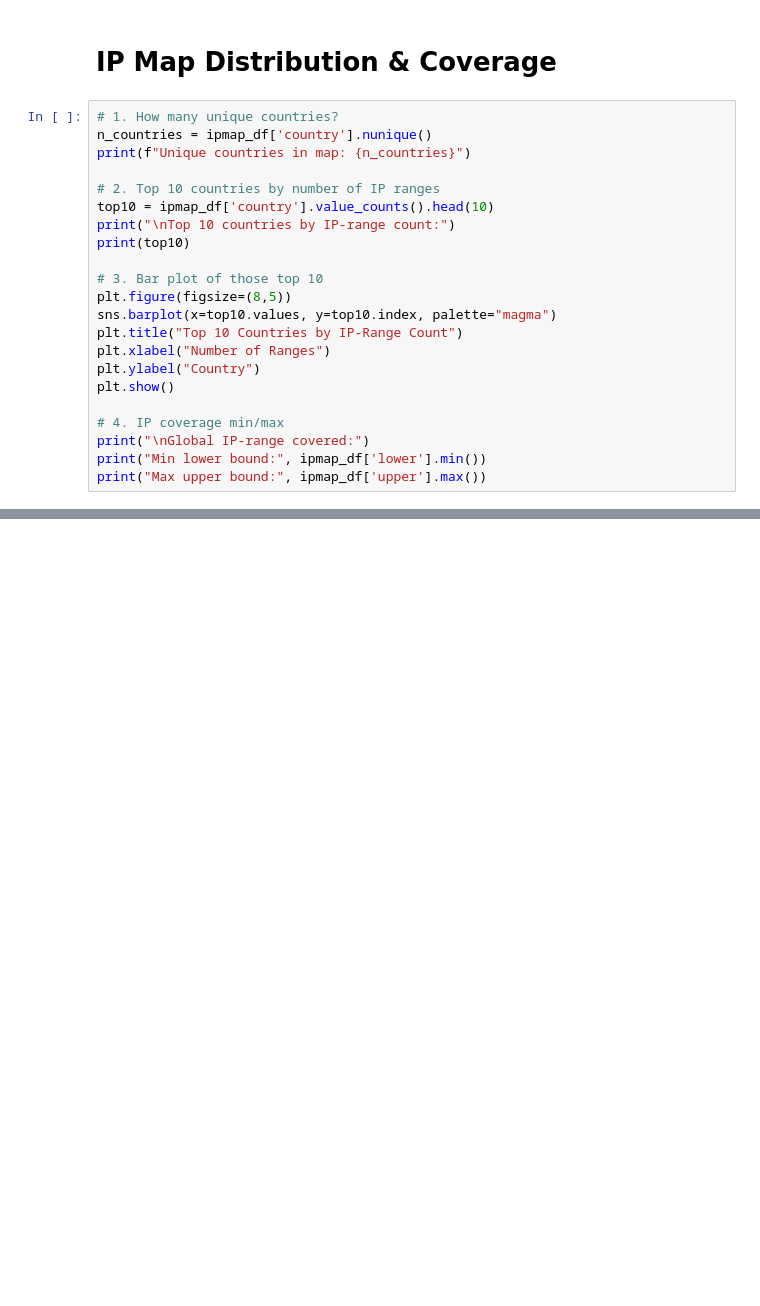
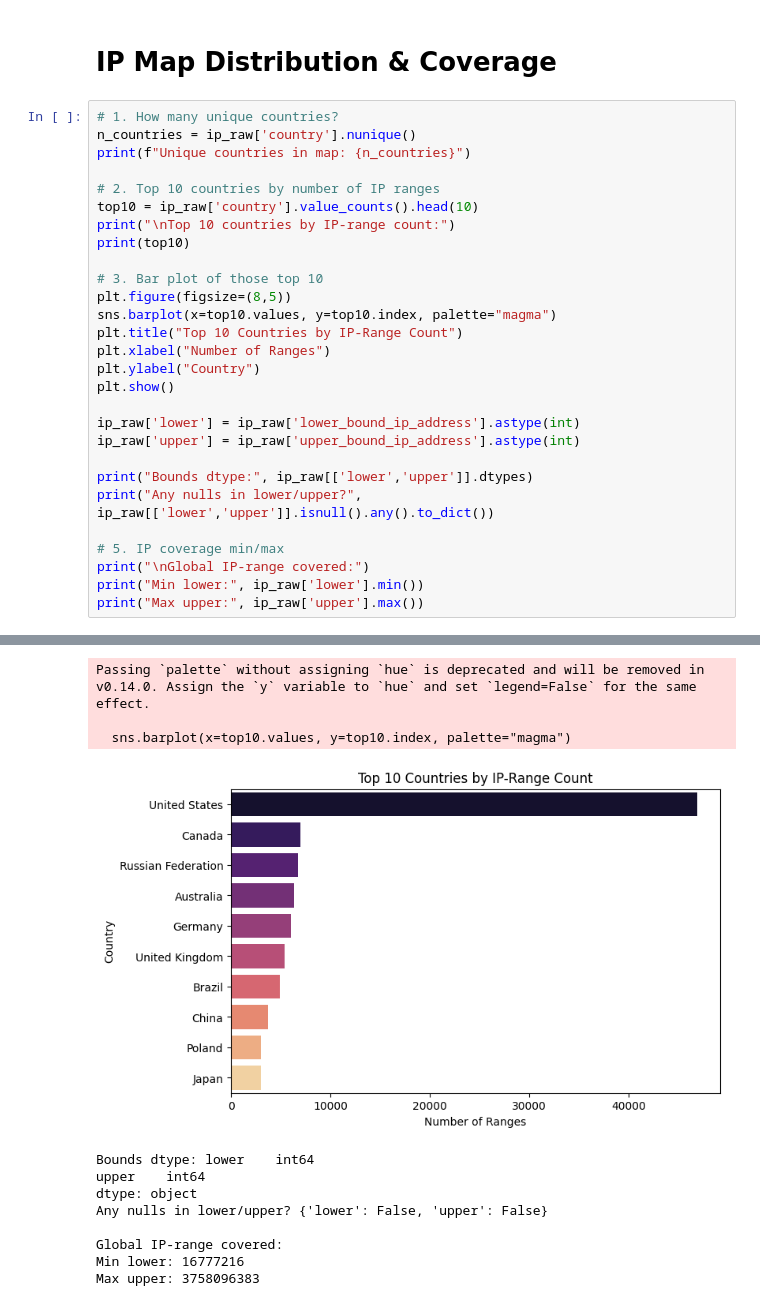
Before and after one commit to SophiaJK7/fraud-detection-project, a Jupyter notebook: notebooks/01_eda.ipynb, the cells around one changed output, grey strips where cells are left out. Saved outputs shown, nothing was run; the diff lists cells and outputs as text; blank space fills up the shorter version.

```diff
--- a/notebooks/01_eda.ipynb
+++ b/notebooks/01_eda.ipynb
@@ -74,11 +161,11 @@ for df, title, target in datasets:
 # IP Map Distribution & Coverage
 # %%
 # 1. How many unique countries?
-n_countries = ipmap_df['country'].nunique()
+n_countries = ip_raw['country'].nunique()
 print(f"Unique countries in map: {n_countries}")
 
 # 2. Top 10 countries by number of IP ranges
-top10 = ipmap_df['country'].value_counts().head(10)
+top10 = ip_raw['country'].value_counts().head(10)
 print("\nTop 10 countries by IP-range count:")
 print(top10)
 
@@ -90,7 +177,14 @@ plt.xlabel("Number of Ranges")
 plt.ylabel("Country")
 plt.show()
 
-# 4. IP coverage min/max
+ip_raw['lower'] = ip_raw['lower_bound_ip_address'].astype(int)
+ip_raw['upper'] = ip_raw['upper_bound_ip_address'].astype(int)
+
+print("Bounds dtype:", ip_raw[['lower','upper']].dtypes)
+print("Any nulls in lower/upper?", ip_raw[['lower','upper']].isnull().any().to_dict())
+
+# 5. IP coverage min/max
 print("\nGlobal IP-range covered:")
-print("Min lower bound:", ipmap_df['lower'].min())
-print("Max upper bound:", ipmap_df['upper'].max())
+print("Min lower:", ip_raw['lower'].min())
+print("Max upper:", ip_raw['upper'].max())
+# %% [output]
@@ -96,0 +206,12 @@ print("Max upper bound:", ipmap_df['upper'].max())
+Passing `palette` without assigning `hue` is deprecated and will be removed in v0.14.0. Assign the `y` variable to `hue` and set `legend=False` for the same effect.
+
+  sns.barplot(x=top10.values, y=top10.index, palette="magma")
+[figure, added]
+Bounds dtype: lower    int64
+upper    int64
+dtype: object
+Any nulls in lower/upper? {'lower': False, 'upper': False}
+
+Global IP-range covered:
+Min lower: 16777216
+Max upper: 3758096383
```
Also changed, not shown: parts of 3 cells of this notebook.
